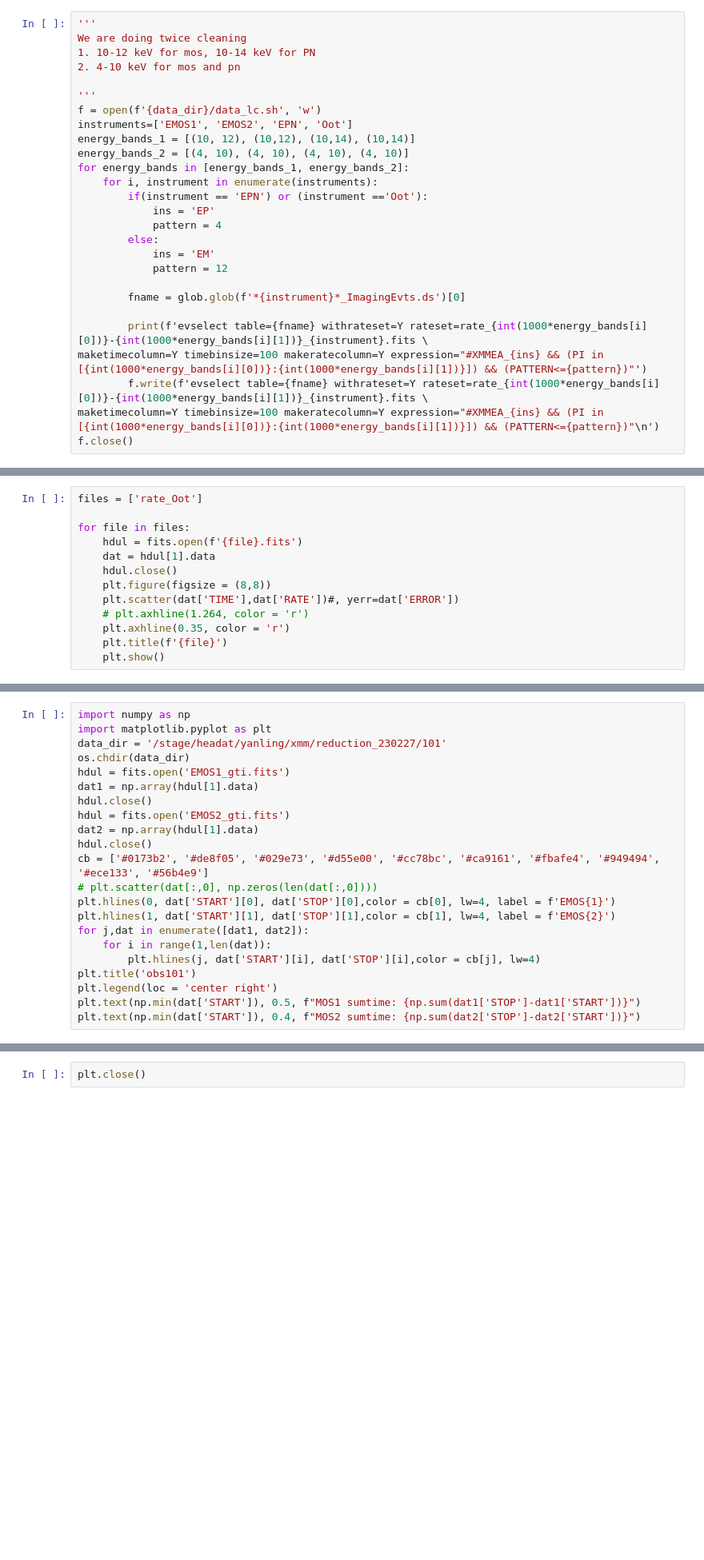
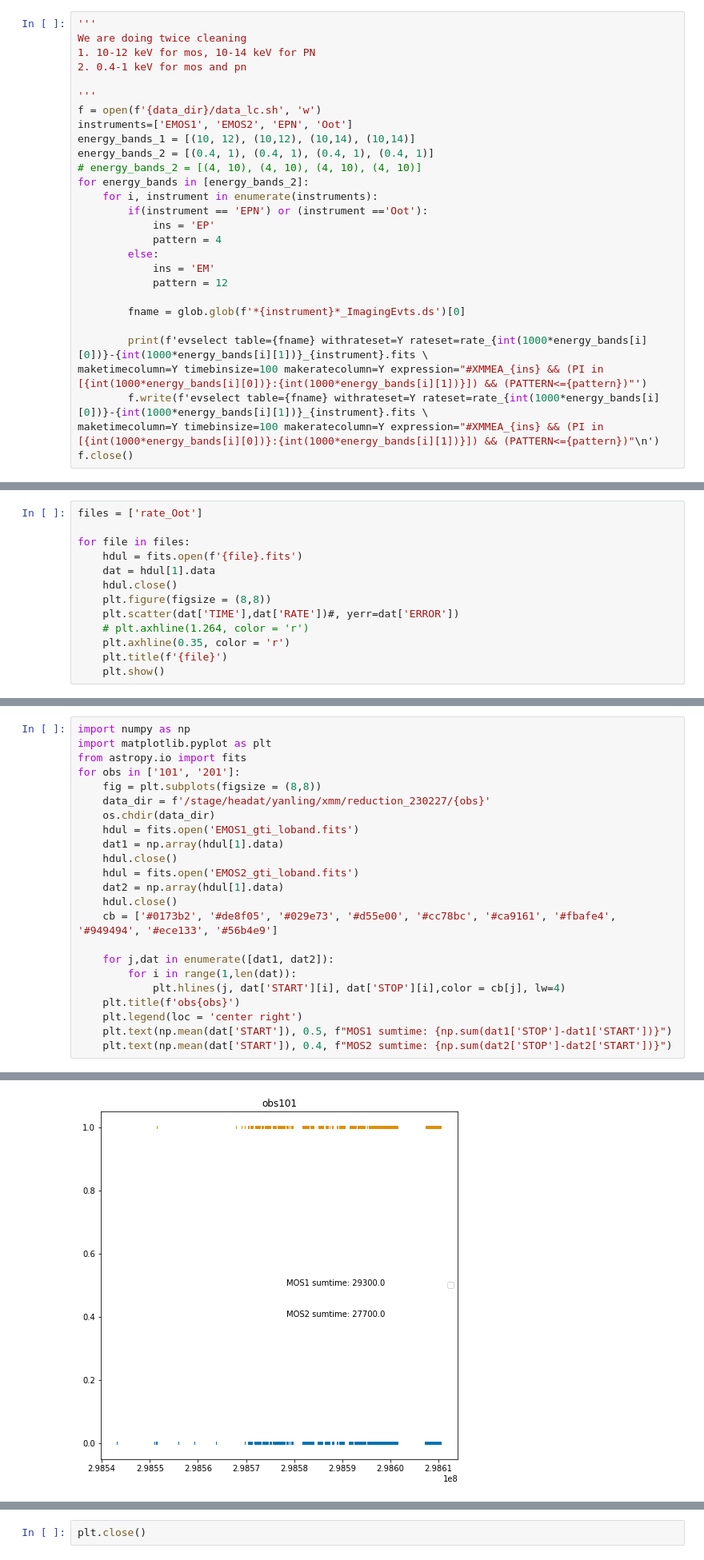
Before and after one commit to yanlingchen1/XMM_datareduction, a Jupyter notebook: xmm_data_extraction.ipynb, the cells around one changed output, grey strips where cells are left out. Shown: that part at 80% size. Cells and saved outputs as stored; diff of their text form; blank space fills up the shorter version.

Commit message:
change second cleaning band from 4-10 keV to 0.4-1 keV

```diff
--- a/xmm_data_extraction.ipynb
+++ b/xmm_data_extraction.ipynb
@@ -183,14 +183,15 @@ Oot_path = f'{data_dir}/Oot'
 '''
 We are doing twice cleaning
 1. 10-12 keV for mos, 10-14 keV for PN
-2. 4-10 keV for mos and pn
+2. 0.4-1 keV for mos and pn
 
 '''
 f = open(f'{data_dir}/data_lc.sh', 'w')
 instruments=['EMOS1', 'EMOS2', 'EPN', 'Oot']
 energy_bands_1 = [(10, 12), (10,12), (10,14), (10,14)]
-energy_bands_2 = [(4, 10), (4, 10), (4, 10), (4, 10)]
-for energy_bands in [energy_bands_1, energy_bands_2]:
+energy_bands_2 = [(0.4, 1), (0.4, 1), (0.4, 1), (0.4, 1)]
+# energy_bands_2 = [(4, 10), (4, 10), (4, 10), (4, 10)]
+for energy_bands in [energy_bands_2]:
     for i, instrument in enumerate(instruments):
         if(instrument == 'EPN') or (instrument =='Oot'):
             ins = 'EP'
@@ -232,22 +239,24 @@ hdul.close()
 # %%
 import numpy as np
 import matplotlib.pyplot as plt
-data_dir = '/stage/headat/yanling/xmm/reduction_230227/101'
-os.chdir(data_dir)
-hdul = fits.open('EMOS1_gti.fits')
-dat1 = np.array(hdul[1].data)
-hdul.close()
-hdul = fits.open('EMOS2_gti.fits')
-dat2 = np.array(hdul[1].data)
-hdul.close()
-cb = ['#0173b2', '#de8f05', '#029e73', '#d55e00', '#cc78bc', '#ca9161', '#fbafe4', '#949494', '#ece133', '#56b4e9']
-# plt.scatter(dat[:,0], np.zeros(len(dat[:,0])))
-plt.hlines(0, dat['START'][0], dat['STOP'][0],color = cb[0], lw=4, label = f'EMOS{1}')
-plt.hlines(1, dat['START'][1], dat['STOP'][1],color = cb[1], lw=4, label = f'EMOS{2}')
-for j,dat in enumerate([dat1, dat2]):
-    for i in range(1,len(dat)):
-        plt.hlines(j, dat['START'][i], dat['STOP'][i],color = cb[j], lw=4)
-plt.title('obs101')
-plt.legend(loc = 'center right')
-plt.text(np.min(dat['START']), 0.5, f"MOS1 sumtime: {np.sum(dat1['STOP']-dat1['START'])}")
-plt.text(np.min(dat['START']), 0.4, f"MOS2 sumtime: {np.sum(dat2['STOP']-dat2['START'])}")
+from astropy.io import fits
+for obs in ['101', '201']:
+    fig = plt.subplots(figsize = (8,8))
+    data_dir = f'/stage/headat/yanling/xmm/reduction_230227/{obs}'
+    os.chdir(data_dir)
+    hdul = fits.open('EMOS1_gti_loband.fits')
+    dat1 = np.array(hdul[1].data)
+    hdul.close()
+    hdul = fits.open('EMOS2_gti_loband.fits')
+    dat2 = np.array(hdul[1].data)
+    hdul.close()
+    cb = ['#0173b2', '#de8f05', '#029e73', '#d55e00', '#cc78bc', '#ca9161', '#fbafe4', '#949494', '#ece133', '#56b4e9']
+
+    for j,dat in enumerate([dat1, dat2]):
+        for i in range(1,len(dat)):
+            plt.hlines(j, dat['START'][i], dat['STOP'][i],color = cb[j], lw=4)
+    plt.title(f'obs{obs}')
+    plt.legend(loc = 'center right')
+    plt.text(np.mean(dat['START']), 0.5, f"MOS1 sumtime: {np.sum(dat1['STOP']-dat1['START'])}")
+    plt.text(np.mean(dat['START']), 0.4, f"MOS2 sumtime: {np.sum(dat2['STOP']-dat2['START'])}")
+# %% [output]
@@ -253,0 +265 @@ plt.text(np.min(dat['START']), 0.4, f"MOS2 sumtime: {np.sum(dat2['STOP']-dat2['S
+[figure, added]
```
Also changed, not shown: parts of 5 cells of this notebook, 18 other files.
